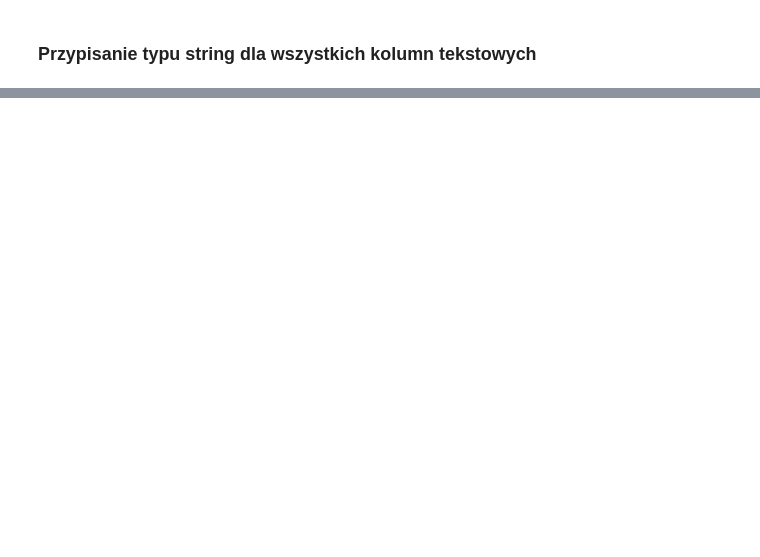
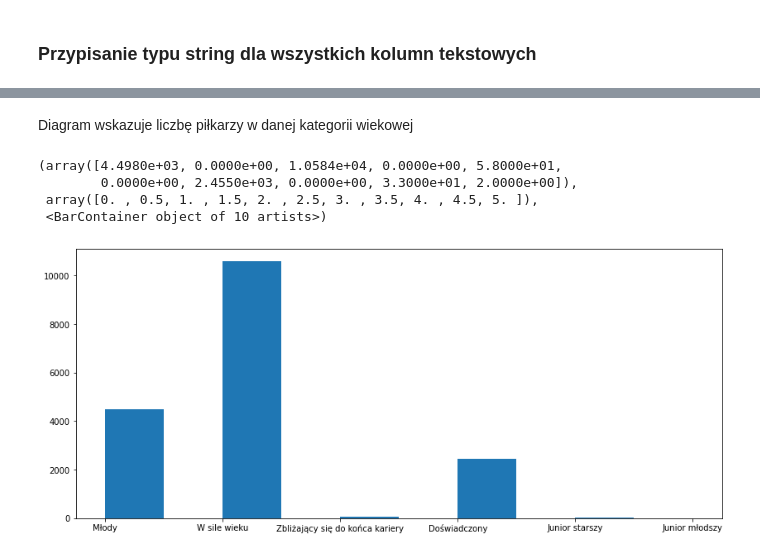
Before and after one commit to maciekgrzela/analiza-sportowa, a Jupyter notebook: analiza-danych.ipynb, the cells around one changed output, grey strips where cells are left out. Cells and saved outputs as stored; diff of their text form; code cells hidden in the pictures; blank space fills up the shorter version.

```diff
--- a/analiza-danych.ipynb
+++ b/analiza-danych.ipynb
@@ -127,0 +148,11 @@ ax.axvline(transfer_df['PlayerAge'].median(), color='green')
+# %% [markdown]
+Diagram wskazuje liczbę piłkarzy w danej kategorii wiekowej
+# %%
+plt.figure(figsize=(14,6))
+plt.hist(transfer_df['PlayerAgeGroup'])
+# %% [output]
+(array([4.4980e+03, 0.0000e+00, 1.0584e+04, 0.0000e+00, 5.8000e+01,
+        0.0000e+00, 2.4550e+03, 0.0000e+00, 3.3000e+01, 2.0000e+00]),
+ array([0. , 0.5, 1. , 1.5, 2. , 2.5, 3. , 3.5, 4. , 4.5, 5. ]),
+ <BarContainer object of 10 artists>)
+[figure, added]
```
Also changed, not shown: parts of 13 cells of this notebook.
